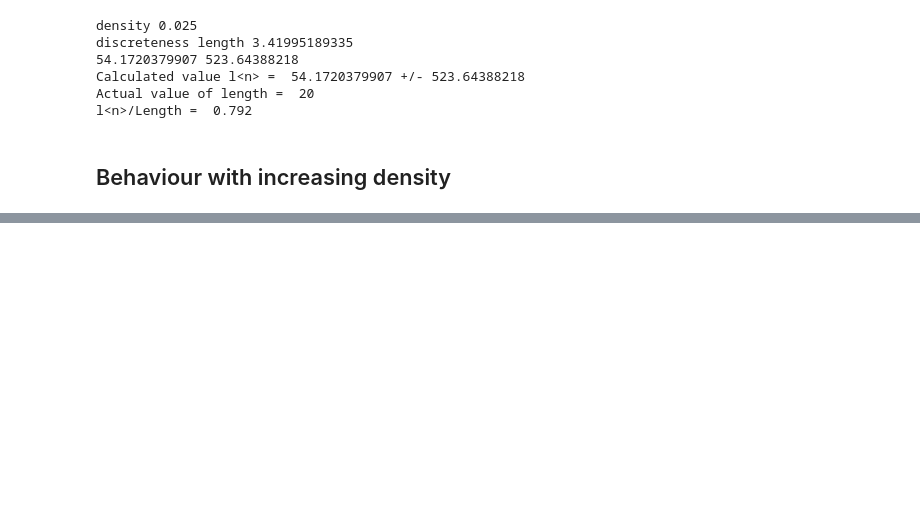
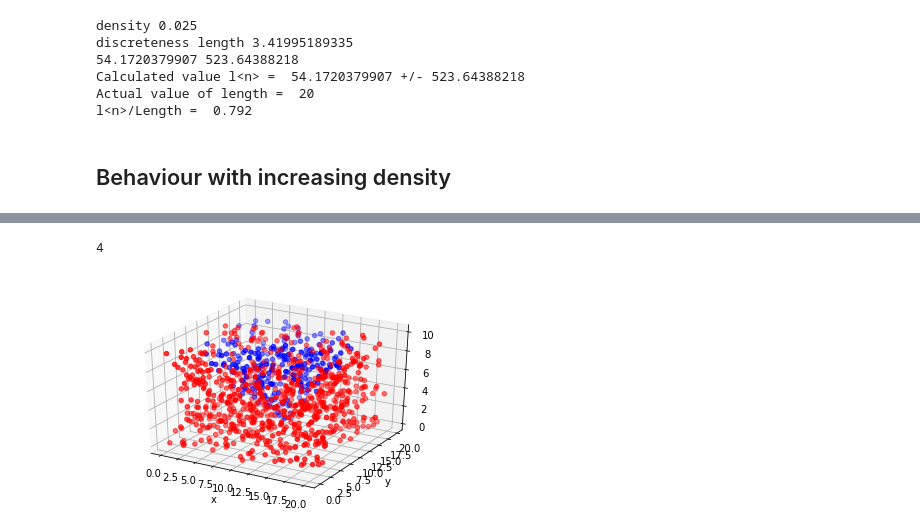
Before and after one commit to dewigould/CausalSetQuantumGravity, a Jupyter notebook: Weekly/Undercone/Undercone.ipynb, the cells around one changed output, grey strips where cells are left out. Saved outputs shown, nothing was run; the diff lists cells and outputs as text; code cells hidden in the pictures; blank space fills up the shorter version.

Commit message:
Added 3D cone in box simulation

```diff
--- a/Weekly/Undercone/Undercone.ipynb
+++ b/Weekly/Undercone/Undercone.ipynb
@@ -578,0 +622,50 @@ plt.show()
+# %%
+
+elements = zip(xlist,ylist,tlist)
+def x(element):
+    return element[0]
+def y(element):
+    return element[1]
+def t(element):
+    return element[2]
+def dot_product(element,element2):
+    return -1*(t(element)*t(element2))+(x(element)*x(element2))+(y(element)*y(element2))
+
+def inside_cone(element):
+    if ((x(element)-(0.5*L))**2)+((y(element)-(0.5*L))**2) > (t(element))**2:
+        return True
+    else:
+        return False
+
+
+
+#Basic algorithm
+count = 0
+x_values = []
+y_values = []
+for element in elements:
+    #Find x
+    if inside_cone(element) == False:
+        x_values.append(element)
+        above_x = []
+        for element2 in elements: #Find y, if timelike/null to x
+            if dot_product(element,element2) <= 0:
+                above_x.append(element2)
+        #If there's only one element above x, and its above the horizon
+        if len(above_x) == 1.0 and inside_cone(above_x[0]):
+            count +=1
+    else:
+        y_values.append(element)
+print count
+
+ax = plt.axes(projection='3d')
+ax.scatter([i[0] for i in x_values],[i[1] for i in x_values], [i[2] for i in x_values],color='b')
+ax.scatter([i[0] for i in y_values],[i[1] for i in y_values], [i[2] for i in y_values],color='r')
+
+
+plt.xlabel('x')
+plt.ylabel('y')
+plt.show()
+# %% [output]
+4
+[figure, added]
```
Also changed, not shown: parts of 4 cells of this notebook.
